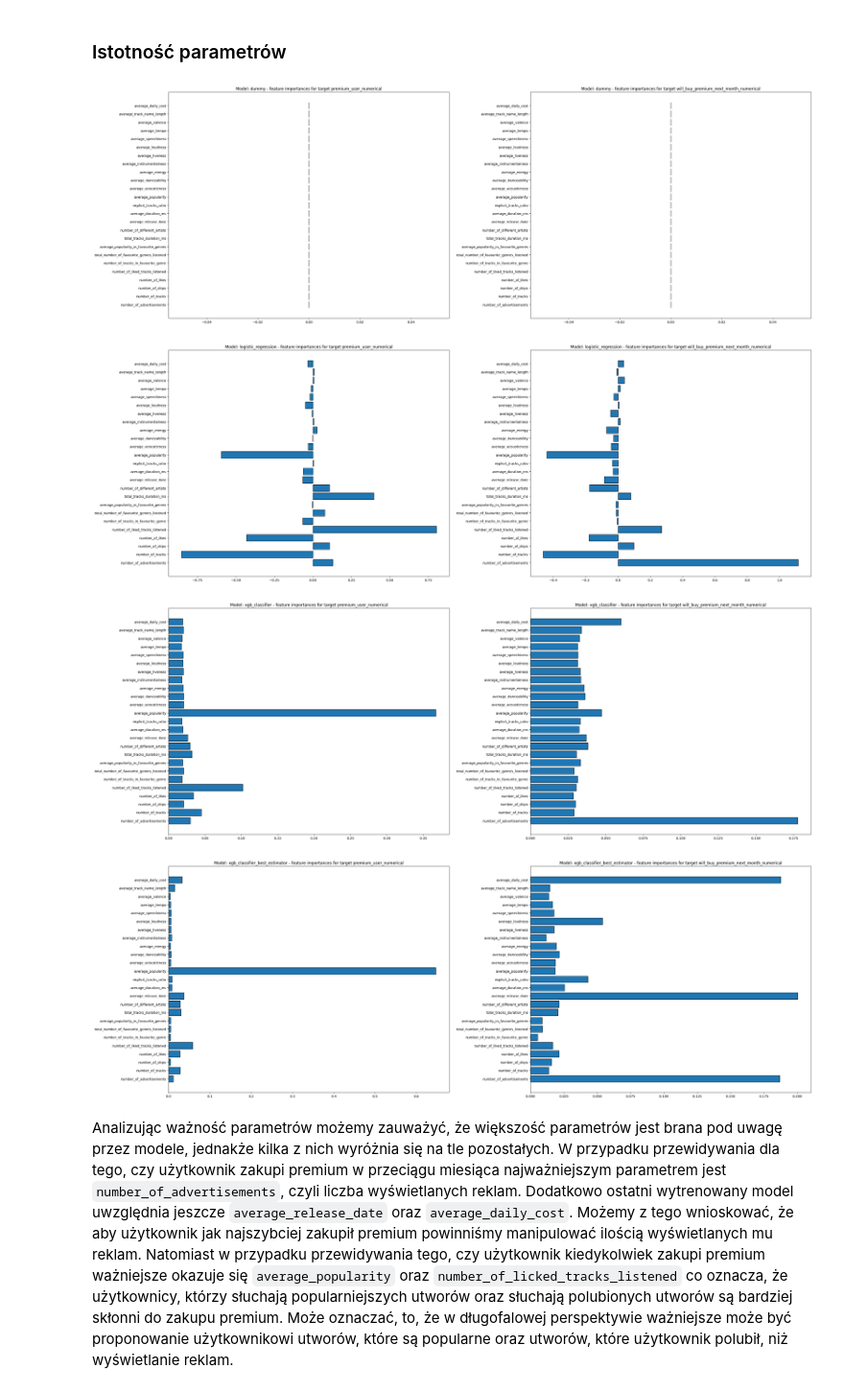
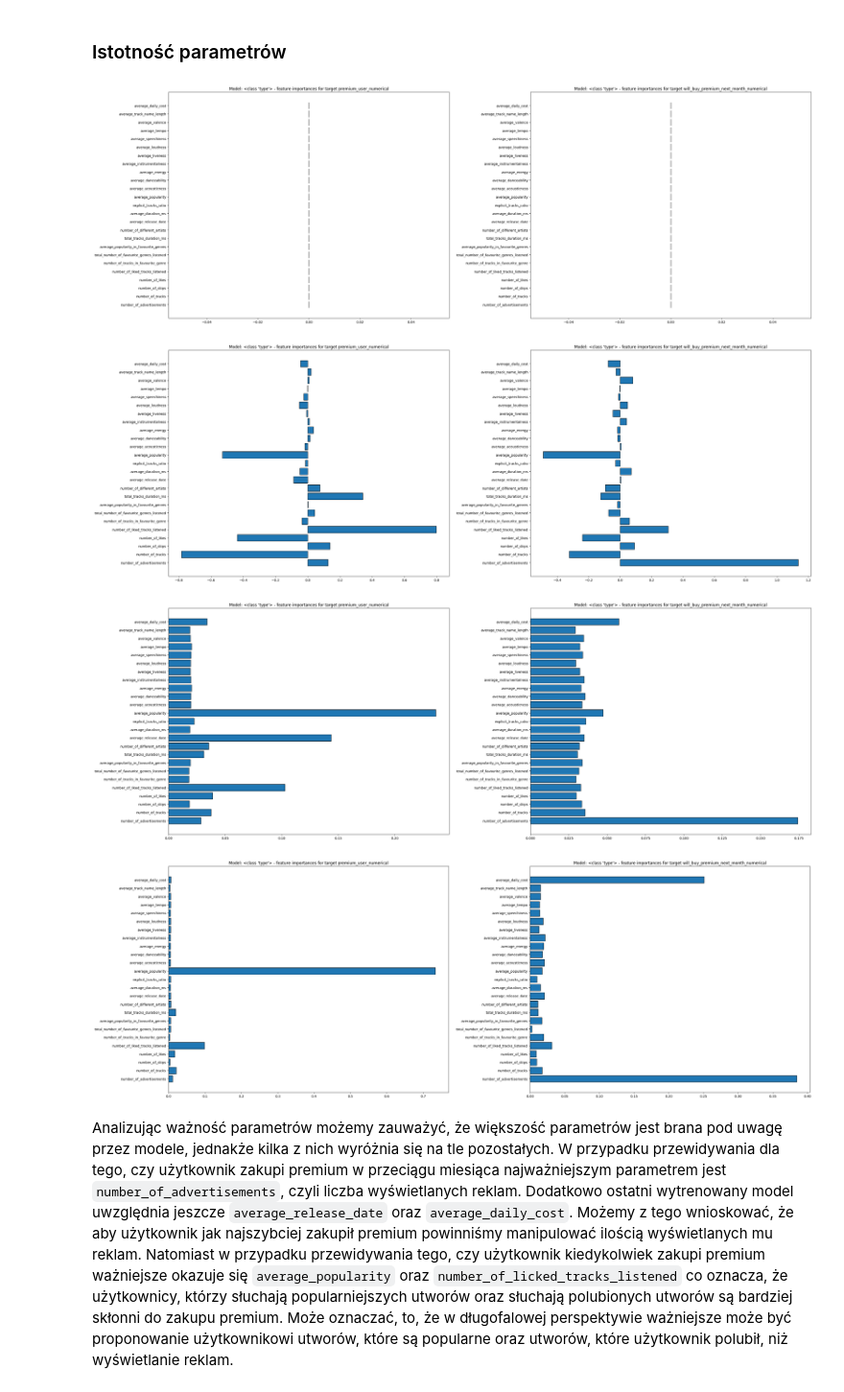
Before and after one commit to bartlomiejkrawczyk/IUM-23L, a Jupyter notebook: stage_2.ipynb, the cells around one changed output. Shown at 96% size. Cells and saved outputs as stored; diff of their text form; code cells hidden in the pictures.

```diff
--- a/stage_2.ipynb
+++ b/stage_2.ipynb
@@ -328,31 +277,15 @@ ROC AUC score for will_buy_premium_next_month_numerical: 0.6892945303243974
 Analizując wyniki możemy zauważyć, że dla przewidywania `premium_user_numerical` (czy użytkownik kiedykolwiek zakupi premium) najgorzej poradził sobie model naiwny `Dummy`, który każdemu przypisuje klasę większościową. Nieznacznie lepsze wyniki na podobnym poziomie, osiągnęły modele `Logistic Regression` oraz `XGB Classifier`. Najlepsze wyniki osiągnął model `XGB Classifier with Randomized Search`, dzięki optymalizacji hiperparametrów. W przypadku `will_buy_premium_next_month_numerical` (czy użytkownik kupi premium w przeciągu miesiąca) modele `Dummy` oraz `Logistic Regression` w każdym przypadku przewidywały klasę większościową. Model `XGB Classifier` był nieznacznie lepszy. Jedynie model `XGB Classifier with Randomized Search` osiągnął lepszy wynik 0.69, jednak kosztem przypisania większej ilości błędnych predykcji w przypadku klasy większościowej.
 # %% [markdown]
 ### Istotność parametrów
-# %%
-def retrieve_weights(model: Model) -> np.ndarray[np.float64]:
-    if isinstance(model, LogisticRegression):
-        return model.coef_[0]
-    if isinstance(model, XGBClassifier):
-        return model.feature_importances_
-    return np.zeros(len(FEATURES))
-
-
-for type in MODEL_TYPES:
-    _, axs = plt.subplots(1, len(TARGETS), figsize=(
-        30, 10), constrained_layout=True)
-    for i, target in enumerate(TARGETS):
-        model = MODELS[type][target]
-        columns = FEATURES
-        weights = retrieve_weights(model)
-        axs[i].barh(y=columns, width=weights, edgecolor="black")
-        axs[i].set_title(
-            f"Model: {type} - feature importances for target {target}")
-    plt.show()
-# %% [output]
-[figure, removed]
-[figure, removed]
-[figure, removed]
-[figure, removed]
+# %%
+for type in MODEL_TYPES:
+    models = MODELS[type]
+    plot_feature_importances(models)
+# %% [output]
+[figure, added]
+[figure, added]
+[figure, added]
+[figure, added]
 # %% [markdown]
 Analizując ważność parametrów możemy zauważyć, że większość parametrów jest brana pod uwagę przez modele, jednakże kilka z nich wyróżnia się na tle pozostałych. W przypadku przewidywania dla tego, czy użytkownik zakupi premium w przeciągu miesiąca najważniejszym parametrem jest `number_of_advertisements`, czyli liczba wyświetlanych reklam. Dodatkowo ostatni wytrenowany model uwzględnia jeszcze `average_release_date` oraz `average_daily_cost`. Możemy z tego wnioskować, że aby użytkownik jak najszybciej zakupił premium powinniśmy manipulować ilością wyświetlanych mu reklam. Natomiast w przypadku przewidywania tego, czy użytkownik kiedykolwiek zakupi premium ważniejsze okazuje się `average_popularity` oraz `number_of_licked_tracks_listened` co oznacza, że użytkownicy, którzy słuchają popularniejszych utworów oraz słuchają polubionych utworów są bardziej skłonni do zakupu premium. Może oznaczać, to, że w długofalowej perspektywie ważniejsze może być proponowanie użytkownikowi utworów, które są popularne oraz utworów, które użytkownik polubił, niż wyświetlanie reklam.
 # %% [markdown]
```
Also changed, not shown: parts of 16 cells of this notebook, 1 other file.
